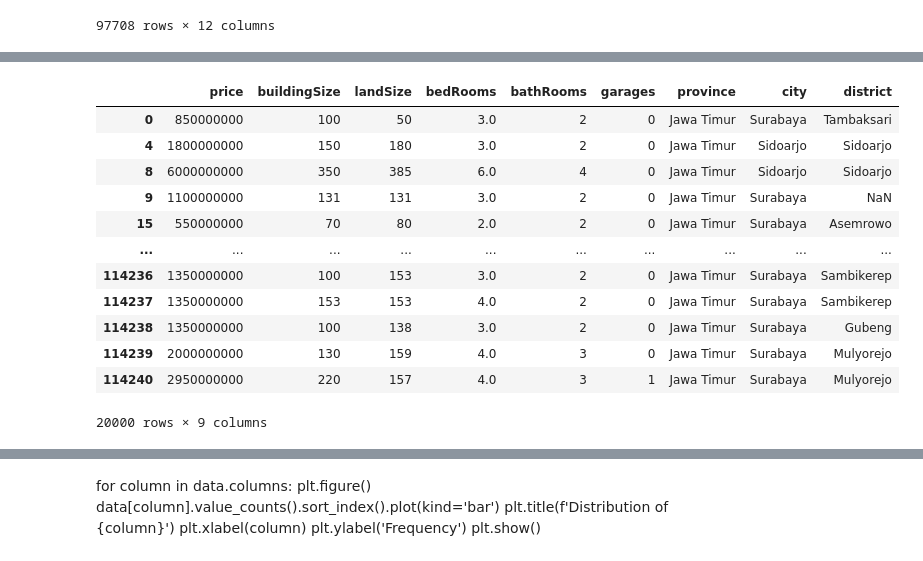
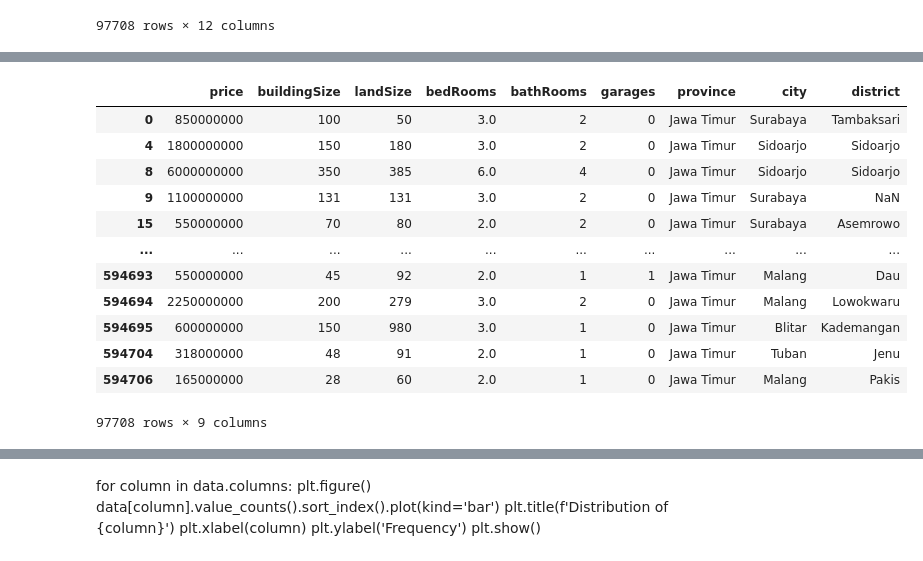
Before and after one commit to mutiarasny/project-prediksi-harga-properti, a Jupyter notebook: pbl.ipynb, the cells around one changed output, grey strips where cells are left out. Cells and saved outputs as stored; diff of their text form; code cells hidden in the pictures.

```diff
--- a/pbl.ipynb
+++ b/pbl.ipynb
@@ -3,7 +3,7 @@ import pandas as pd
 import numpy as np
 import matplotlib.pyplot as plt
 # %%
-dataset = pd.read_csv("C:/Users/yunit/Downloads/data/processed_data.csv")
+dataset = pd.read_csv("property_data.csv")
 dataset.head()
 # %% [output]
 |  | price | buildingSize | landSize | bedRooms | bathRooms | garages | z | province | city | district | ... |
@@ -49,20 +35,20 @@ data
 # %%
-data = data.drop(['z','latitude', 'longitude'], axis=1)
+data = jatim.drop(['z','latitude', 'longitude'], axis=1)
 data
 # %% [output]
 |  | price | buildingSize | landSize | bedRooms | bathRooms | garages | province | city | district |
 | 0 | 850000000 | 100 | 50 | 3.0 | 2 | 0 | Jawa Timur | Surabaya | Tambaksari |
 | 4 | 1800000000 | 150 | 180 | 3.0 | 2 | 0 | Jawa Timur | Sidoarjo | Sidoarjo |
 | 8 | 6000000000 | 350 | 385 | 6.0 | 4 | 0 | Jawa Timur | Sidoarjo | Sidoarjo |
 | 9 | 1100000000 | 131 | 131 | 3.0 | 2 | 0 | Jawa Timur | Surabaya | NaN |
 | 15 | 550000000 | 70 | 80 | 2.0 | 2 | 0 | Jawa Timur | Surabaya | Asemrowo |
 | ... | ... | ... | ... | ... | ... | ... | ... | ... | ... |
-| 114236 | 1350000000 | 100 | 153 | 3.0 | 2 | 0 | Jawa Timur | Surabaya | Sambikerep |
-| 114237 | 1350000000 | 153 | 153 | 4.0 | 2 | 0 | Jawa Timur | Surabaya | Sambikerep |
-| 114238 | 1350000000 | 100 | 138 | 3.0 | 2 | 0 | Jawa Timur | Surabaya | Gubeng |
-| 114239 | 2000000000 | 130 | 159 | 4.0 | 3 | 0 | Jawa Timur | Surabaya | Mulyorejo |
-| 114240 | 2950000000 | 220 | 157 | 4.0 | 3 | 1 | Jawa Timur | Surabaya | Mulyorejo |
+| 594693 | 550000000 | 45 | 92 | 2.0 | 1 | 1 | Jawa Timur | Malang | Dau |
+| 594694 | 2250000000 | 200 | 279 | 3.0 | 2 | 0 | Jawa Timur | Malang | Lowokwaru |
+| 594695 | 600000000 | 150 | 980 | 3.0 | 1 | 0 | Jawa Timur | Blitar | Kademangan |
+| 594704 | 318000000 | 48 | 91 | 2.0 | 1 | 0 | Jawa Timur | Tuban | Jenu |
+| 594706 | 165000000 | 28 | 60 | 2.0 | 1 | 0 | Jawa Timur | Malang | Pakis |
-20000 rows × 9 columns
+97708 rows × 9 columns
 # %%
 missing_values = data.isnull().sum()
 missing_values
```
Also changed, not shown: parts of 8 cells of this notebook, 1 other file.
